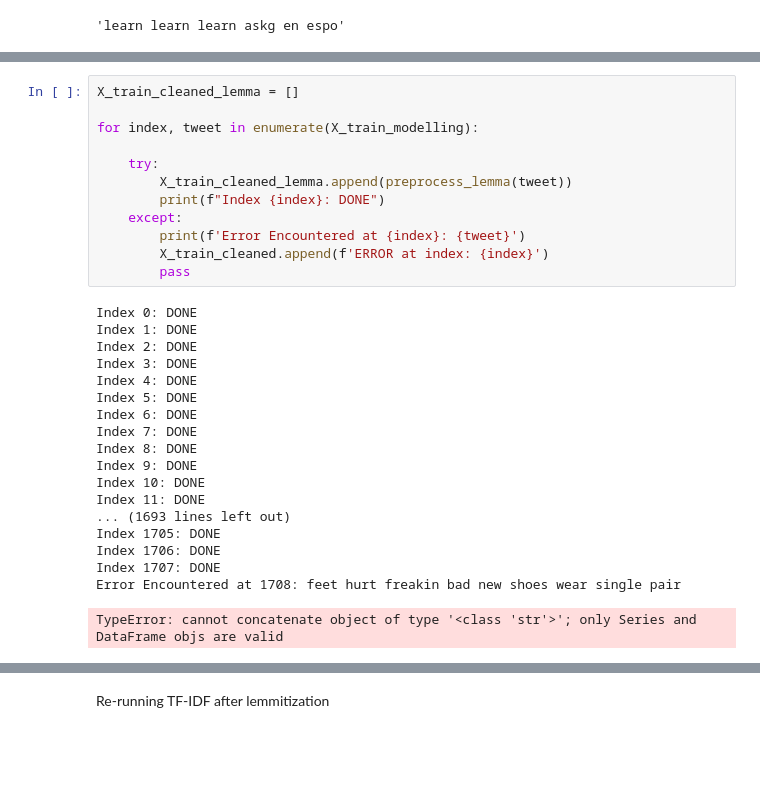
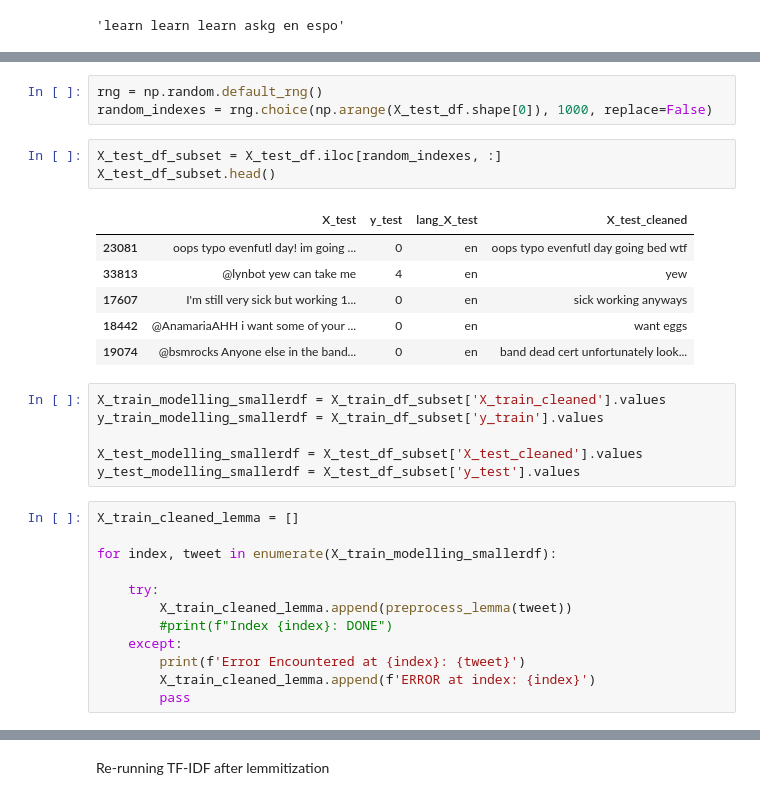
Before and after one commit to lavkushsingh31/NLP_Codes, a Jupyter notebook: Practice Udemy - Introduction to NLP IV.ipynb, the cells around one changed output, grey strips where cells are left out. Saved outputs shown, nothing was run; the diff lists cells and outputs as text; blank space fills up the shorter version.

```diff
--- a/Practice Udemy - Introduction to NLP IV.ipynb
+++ b/Practice Udemy - Introduction to NLP IV.ipynb
@@ -551,34 +571,34 @@ df_features_train_test.to_csv('df_features_train_test.csv',index=False)
+# %%
+rng = np.random.default_rng()
+random_indexes = rng.choice(np.arange(X_test_df.shape[0]), 1000, replace=False)
+# %%
+X_test_df_subset = X_test_df.iloc[random_indexes, :]
+X_test_df_subset.head()
+# %% [output]
+|  | X_test | y_test | lang_X_test | X_test_cleaned |
+| 23081 | oops typo evenfutl day! im going ... | 0 | en | oops typo evenfutl day going bed wtf |
+| 33813 | @lynbot yew can take me | 4 | en | yew |
+| 17607 | I'm still very sick but working 1... | 0 | en | sick working anyways |
+| 18442 | @AnamariaAHH i want some of your ... | 0 | en | want eggs |
+| 19074 | @bsmrocks Anyone else in the band... | 0 | en | band dead cert unfortunately look... |
+# %%
+X_train_modelling_smallerdf = X_train_df_subset['X_train_cleaned'].values
+y_train_modelling_smallerdf = X_train_df_subset['y_train'].values
+
+X_test_modelling_smallerdf = X_test_df_subset['X_test_cleaned'].values
+y_test_modelling_smallerdf = X_test_df_subset['y_test'].values
 # %%
 X_train_cleaned_lemma = []
 
-for index, tweet in enumerate(X_train_modelling):
+for index, tweet in enumerate(X_train_modelling_smallerdf):
 
     try:
         X_train_cleaned_lemma.append(preprocess_lemma(tweet))
-        print(f"Index {index}: DONE")
+        #print(f"Index {index}: DONE")
     except:
         print(f'Error Encountered at {index}: {tweet}')
-        X_train_cleaned.append(f'ERROR at index: {index}')
+        X_train_cleaned_lemma.append(f'ERROR at index: {index}')
         pass
-# %% [output]
-Index 0: DONE
-Index 1: DONE
-Index 2: DONE
-Index 3: DONE
-Index 4: DONE
-Index 5: DONE
-Index 6: DONE
-Index 7: DONE
-Index 8: DONE
-Index 9: DONE
-Index 10: DONE
-Index 11: DONE
-... (1693 lines left out)
-Index 1705: DONE
-Index 1706: DONE
-Index 1707: DONE
-Error Encountered at 1708: feet hurt freakin bad new shoes wear single pair
-TypeError: cannot concatenate object of type '<class 'str'>'; only Series and DataFrame objs are valid
 # %%
 X_test_cleaned_lemma = []
 
```
Also changed, not shown: parts of 21 cells of this notebook.
